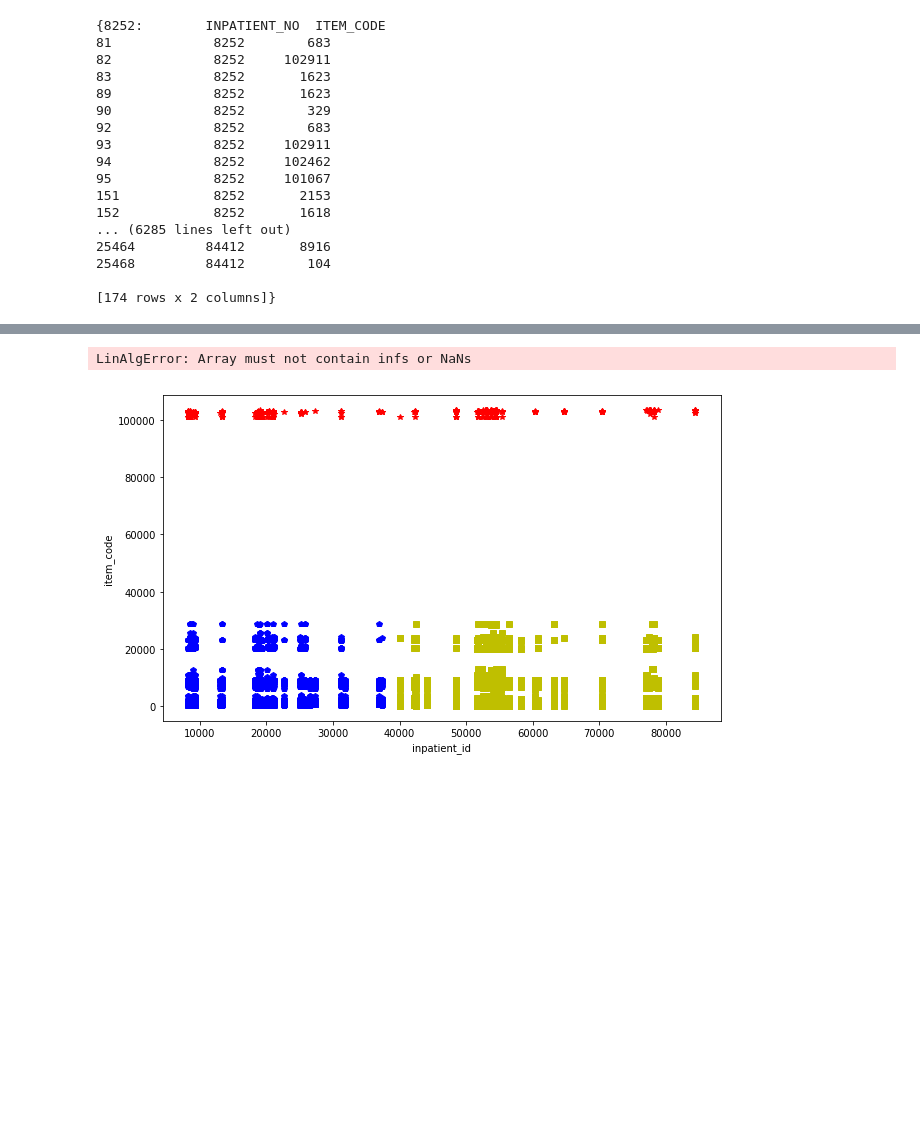
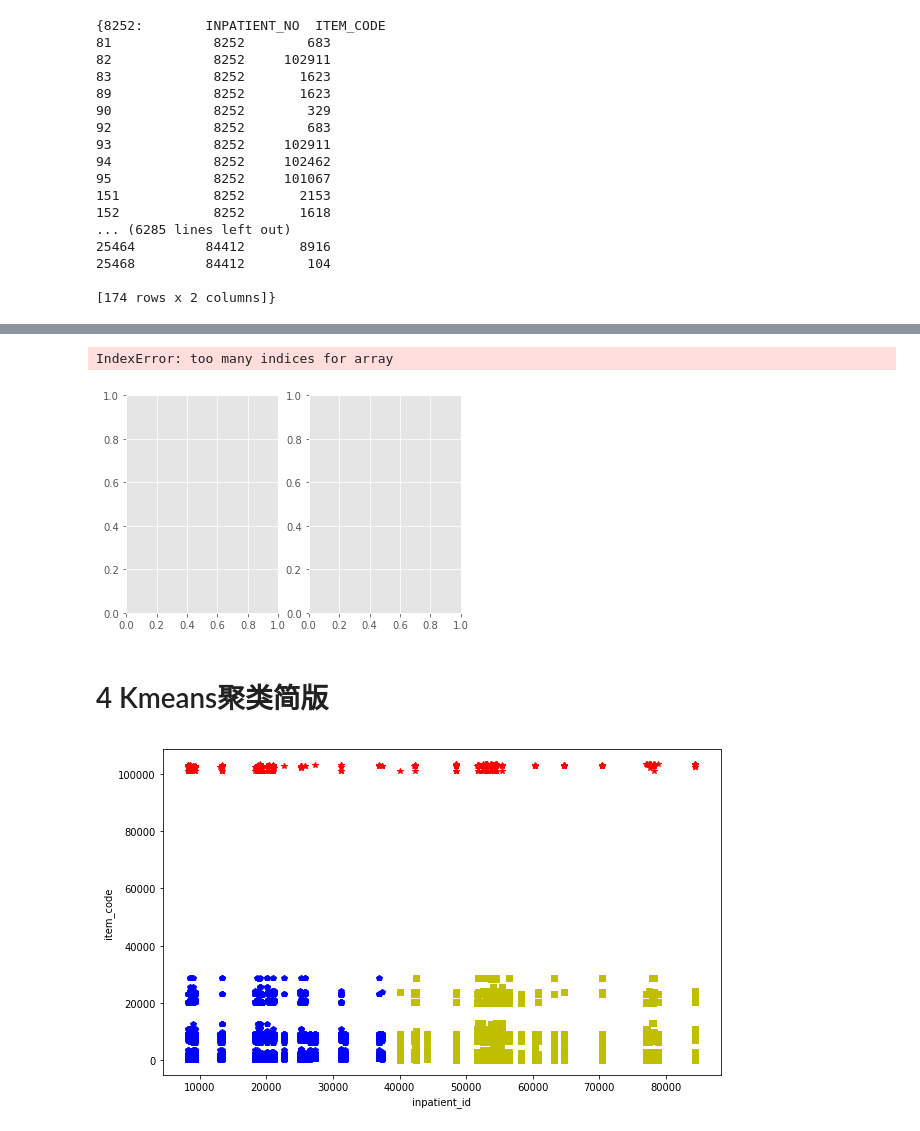
Before and after one commit to ShizhongLi/TP-NLP, a Jupyter notebook: cluster_analysis.ipynb, the cells around one changed output, grey strips where cells are left out. Drawn from its saved outputs; the diff is of its cells as text; code cells hidden in the pictures; blank space fills up the shorter version.

```diff
--- a/cluster_analysis.ipynb
+++ b/cluster_analysis.ipynb
@@ -188,3 +194,13 @@ print(df_dict)
 25468         84412        104
 
 [174 rows x 2 columns]}
+# %%
+nparray_itemCode = []
+nparray_inpatient_no = []
+for patient in df_list:
+    nparray_itemCode.append(np.array(patient[1]['ITEM_CODE']))
+    nparray_inpatient_no.append(np.array(patient[0]))
+
+nparray_itemCode = np.array(nparray_itemCode)
+nparray_inpatient_no = np.array(nparray_inpatient_no)
+nparray_inpatient_no
@@ -190,0 +220,13 @@ print(df_dict)
+# %%
+nparray_similarity_matrix = []
+for patient_items01 in nparray_itemCode:
+    patient_similarity = []
+    for patient_items02 in nparray_itemCode:
+        patient_all_items = set(patient_items01) | set(patient_items02)
+        patient_same_items = set(patient_items01) & set(patient_items02)
+        similarity = len(patient_same_items) / len(patient_all_items)
+        patient_similarity.append(similarity)
+    nparray_similarity_matrix.append(np.array(patient_similarity))
+
+nparray_similarity_matrix = np.array(nparray_similarity_matrix)
+nparray_similarity_matrix
@@ -211,48 +261,52 @@ def similarity_function(points):
     return res
 
 
-def spectral_clustering(points, k):
+def spectral_clustering(points, k, W):
     """
     谱聚类
     :param points: 样本点
     :param k: 聚类个数
     :return: 聚类结果
     """
-    W = similarity_function(points)
+#     W = similarity_function(points)
     # 度矩阵D可以从相似度矩阵W得到，这里计算的是D^(-1/2)
     # D = np.diag(np.sum(W, axis=1))
     # Dn = np.sqrt(LA.inv(D))
     # 本来应该像上面那样写，我做了点数学变换，写成了下面一行
     Dn = np.diag(np.power(np.sum(W, axis=1), -0.5))
     # 拉普拉斯矩阵：L=Dn*(D-W)*Dn=I-Dn*W*Dn
     # 也是做了数学变换的，简写为下面一行
     L = np.eye(len(points)) - np.dot(np.dot(Dn, W), Dn)
     eigvals, eigvecs = LA.eig(L)
     # 前k小的特征值对应的索引，argsort函数
     indices = np.argsort(eigvals)[:k]
     # 取出前k小的特征值对应的特征向量，并进行正则化
     k_smallest_eigenvectors = normalize(eigvecs[:, indices])
     # 利用KMeans进行聚类
     return KMeans(n_clusters=k).fit_predict(k_smallest_eigenvectors)
 
 
 # X, y = make_blobs()
-X = np.array(df_extracted)
-labels = spectral_clustering(X, 3)
+# X = np.nan_to_num(np.array(df_extracted))
+X = np.array(nparray_itemCode)
+labels = spectral_clustering(X, 3, nparray_similarity_matrix)
 
 # 画图
 plt.style.use('ggplot')
 # 原数据
 fig, (ax0, ax1) = plt.subplots(ncols=2)
 ax0.scatter(X[:, 0], X[:, 1], c=y)
 ax0.set_title('raw data')
 # 谱聚类结果
 ax1.scatter(X[:, 0], X[:, 1], c=labels)
 ax1.set_title('Spectral Clustering')
 plt.gcf().savefig('spectral_cluster.png')
 plt.show()
 # %% [output]
-LinAlgError: Array must not contain infs or NaNs
+IndexError: too many indices for array
+[figure, added]
+# %% [markdown]
+# 4 Kmeans聚类简版
 # %%
 import numpy
 #转换数据格式
```
Also changed, not shown: parts of 19 cells of this notebook.
